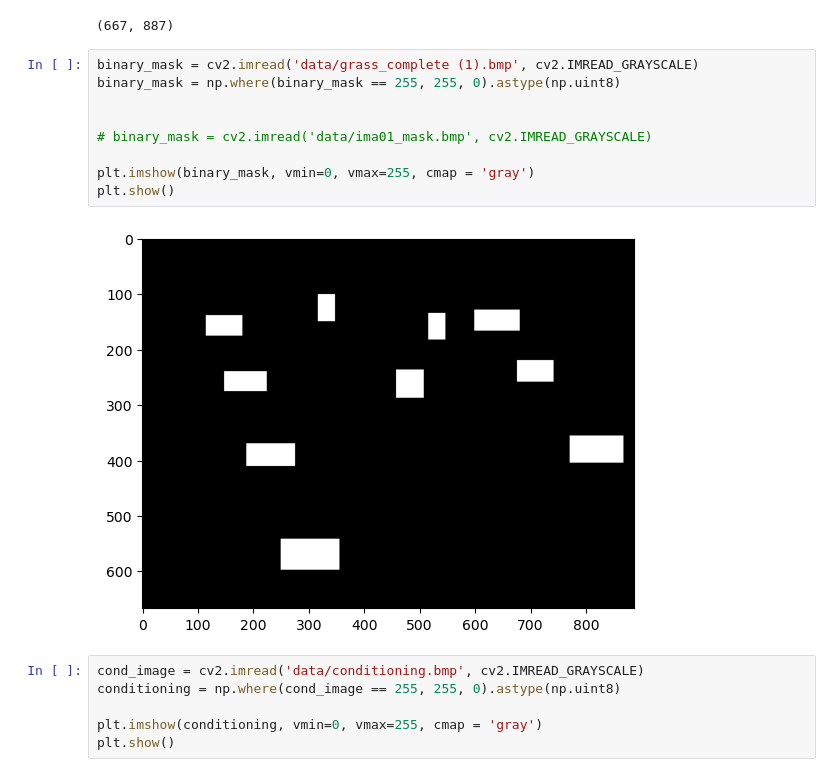
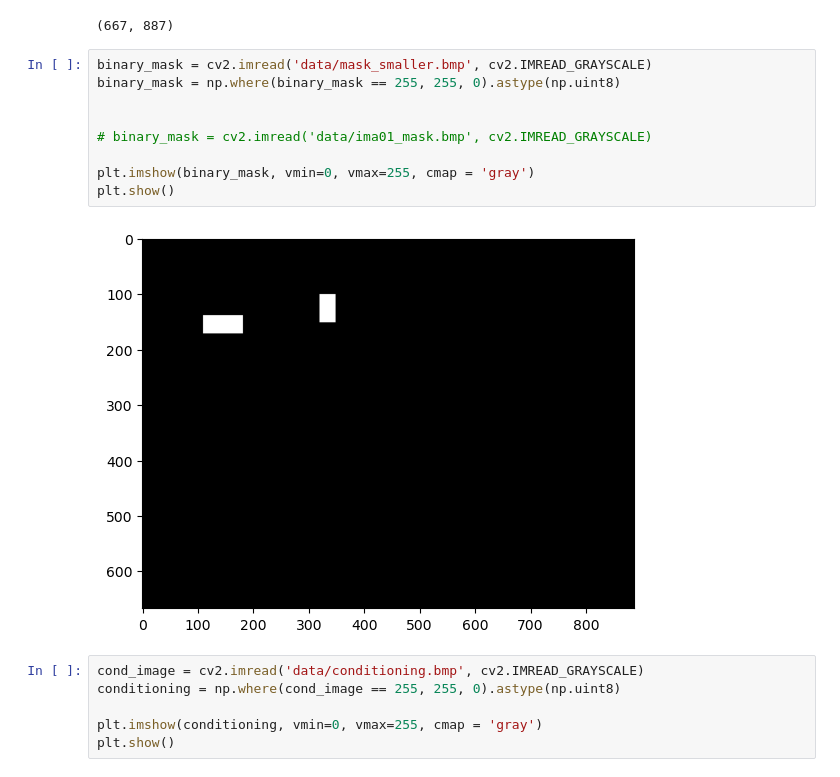
Before and after one commit to guilhermeRaibolt/gaussian-impainting, a Jupyter notebook: gaussian_sampling.ipynb, the cells around one changed output. Drawn from its saved outputs; the diff is of its cells as text.

```diff
--- a/gaussian_sampling.ipynb
+++ b/gaussian_sampling.ipynb
@@ -61,16 +61,16 @@ height, weight
 # %% [output]
 (667, 887)
 # %%
-binary_mask = cv2.imread('data/grass_complete (1).bmp', cv2.IMREAD_GRAYSCALE)
+binary_mask = cv2.imread('data/mask_smaller.bmp', cv2.IMREAD_GRAYSCALE)
 binary_mask = np.where(binary_mask == 255, 255, 0).astype(np.uint8)
 
 
 # binary_mask = cv2.imread('data/ima01_mask.bmp', cv2.IMREAD_GRAYSCALE)
 
 plt.imshow(binary_mask, vmin=0, vmax=255, cmap = 'gray')
 plt.show()
 # %% [output]
-[figure, old version]
+[figure, new version]
 # %%
 cond_image = cv2.imread('data/conditioning.bmp', cv2.IMREAD_GRAYSCALE)
 conditioning = np.where(cond_image == 255, 255, 0).astype(np.uint8)
```
Also changed, not shown: parts of 4 cells of this notebook.
